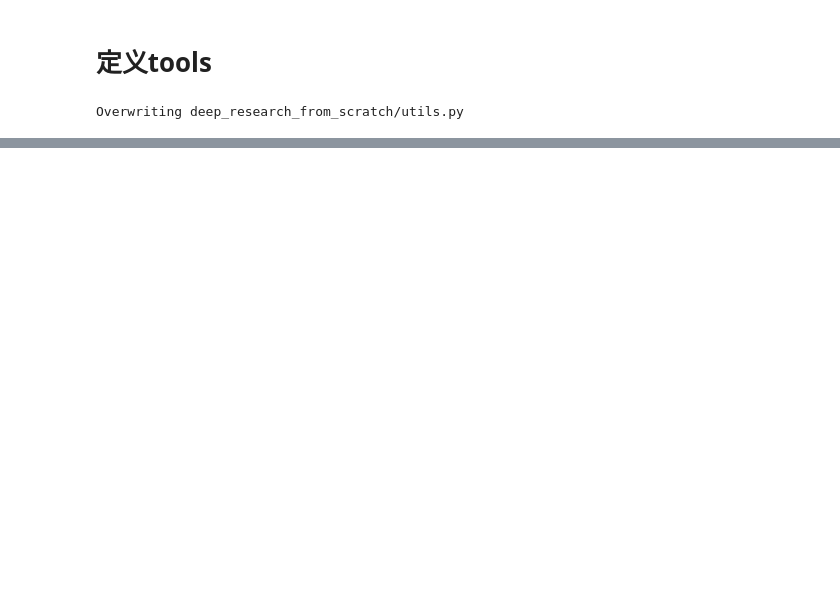
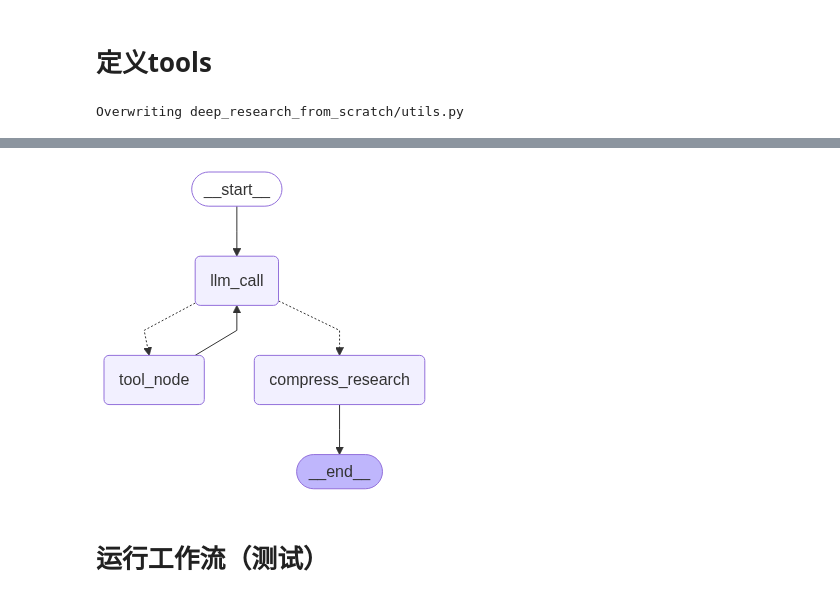
Before and after one commit to RobotZZZZZ/deep_research_from_scratch, a Jupyter notebook: my_src/2_research_agent.ipynb, the cells around one changed output, grey strips where cells are left out. Cells and saved outputs as stored; diff of their text form; code cells hidden in the pictures; blank space fills up the shorter version.

```diff
--- a/my_src/2_research_agent.ipynb
+++ b/my_src/2_research_agent.ipynb
@@ -177,6 +177,7 @@ Writing deep_research_from_scratch/state_research.py
 
 """Research工具定义"""
 
+import os
 from pathlib import Path
 from datetime import datetime
 from typing_extensions import Annotated, List, Literal
@@ -293,11 +294,11 @@ def deduplicate_search_results(search_results: List[dict]) -> dict:
         for result in response["results"]:
             url = result["url"]
             if url not in unique_results:
-                unique_resutls[url] = result
+                unique_results[url] = result
 
-    return unique_resutls
+    return unique_results
 
-def process_search_resutls(unique_results: dict) -> dict:
+def process_search_results(unique_results: dict) -> dict:
     """
     处理搜索结果
 
@@ -306,9 +307,9 @@ def process_search_resutls(unique_results: dict) -> dict:
     Returns:
         dict: 处理后的搜索结果
     """
-    processed_results = []
+    summarized_results = {}
 
-    for url, result in unique_results.values():
+    for url, result in unique_results.items():
         if not result.get("raw_content"):
             content = result["content"]
         else:
@@ -482,0 +570,10 @@ def llm_call(state: ResearcherState):
+# %%
+from IPython.display import Image, display
+from deep_research_from_scratch.research_agent import researcher_agent
+
+# 可视化工作流
+display(Image(researcher_agent.get_graph(xray=True).draw_mermaid_png()))
+# %% [output]
+[figure, added]
+# %% [markdown]
+# 运行工作流（测试）
```
Also changed, not shown: parts of 14 cells of this notebook, 3 other files.
